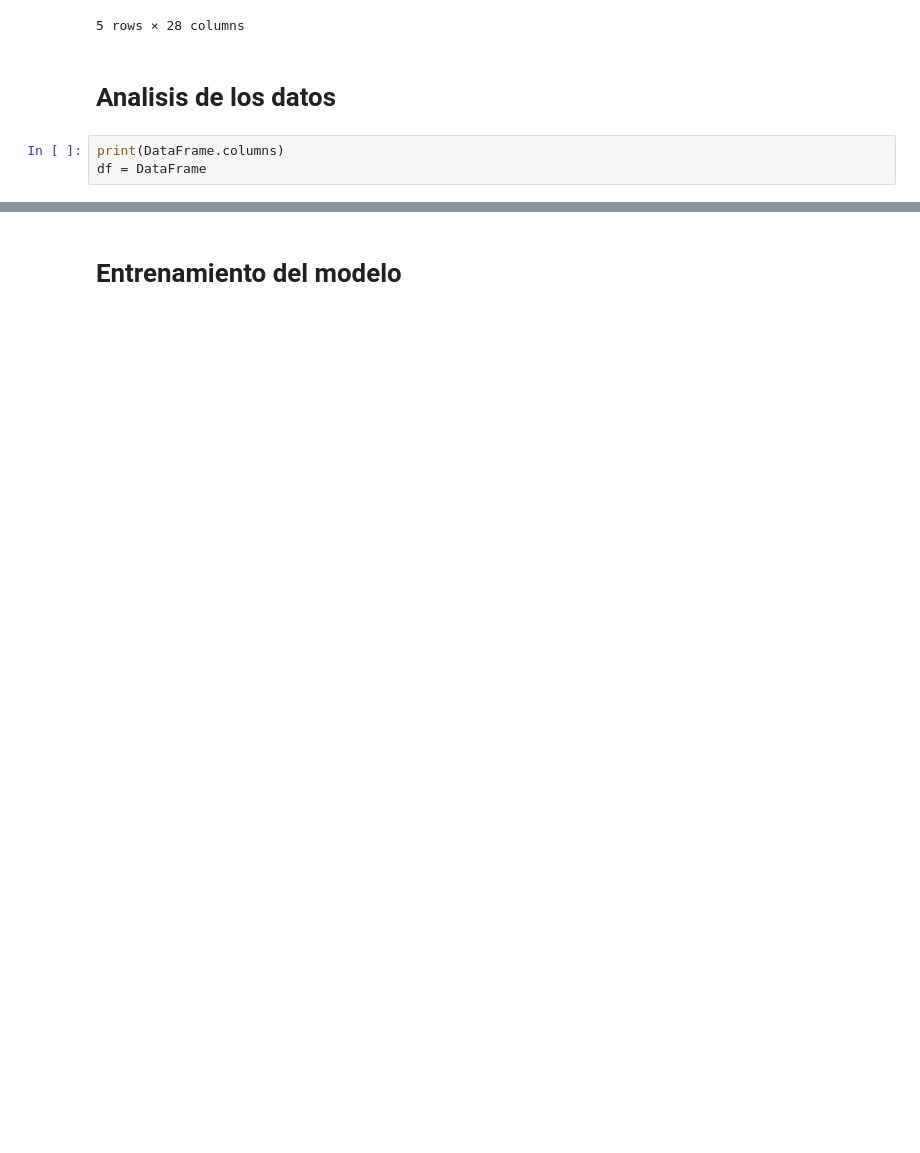
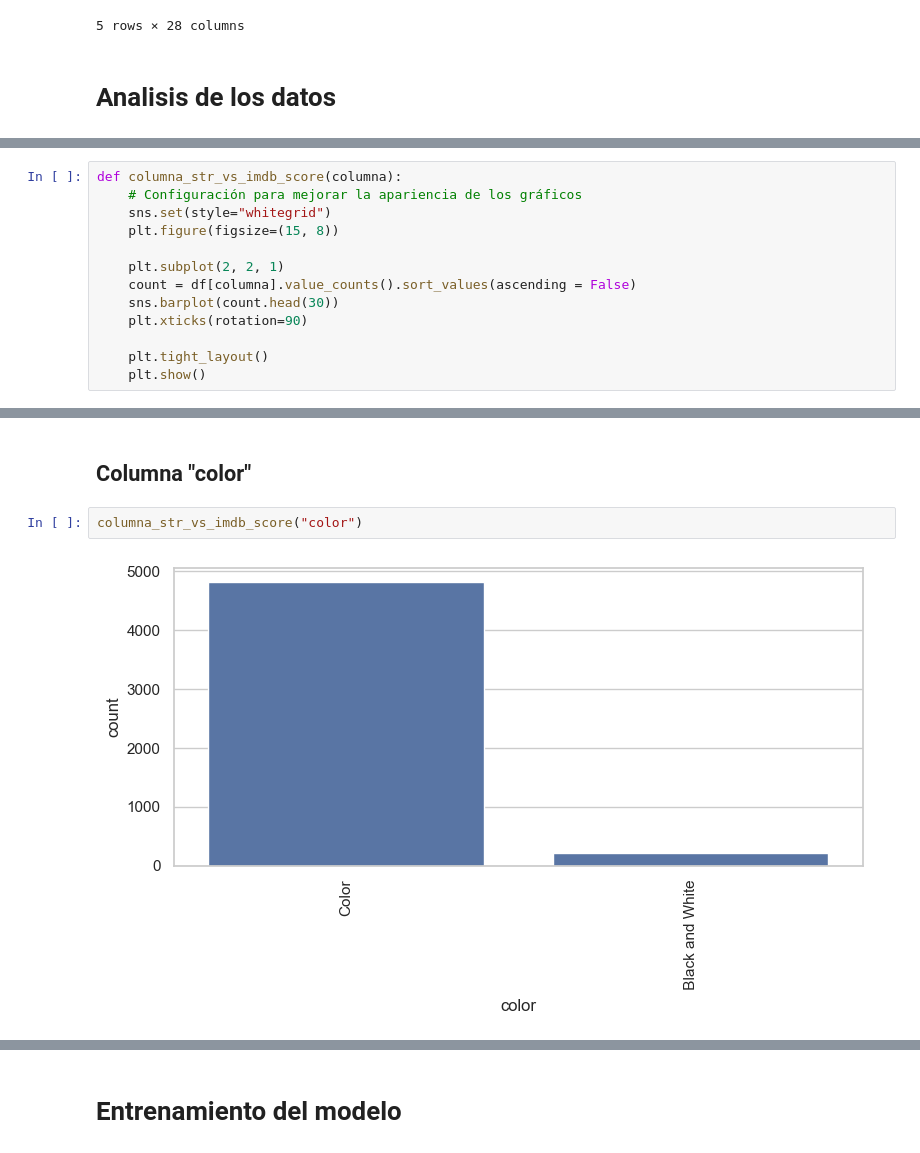
Before and after one commit to 1Pampu/BigData-ML-Proyectos, a Jupyter notebook: Trabajo Final/Trabajo Final.ipynb, the cells around one changed output, grey strips where cells are left out. Saved outputs shown, nothing was run; the diff lists cells and outputs as text; blank space fills up the shorter version.

```diff
--- a/Trabajo Final/Trabajo Final.ipynb
+++ b/Trabajo Final/Trabajo Final.ipynb
@@ -21,6 +23,3 @@ DataFrame.head()
 5 rows × 28 columns
 # %% [markdown]
 # Analisis de los datos
-# %%
-print(DataFrame.columns)
-df = DataFrame
@@ -142,0 +38,13 @@ plt.show()
+# %%
+def columna_str_vs_imdb_score(columna):
+    # Configuración para mejorar la apariencia de los gráficos
+    sns.set(style="whitegrid")
+    plt.figure(figsize=(15, 8))
+
+    plt.subplot(2, 2, 1)
+    count = df[columna].value_counts().sort_values(ascending = False)
+    sns.barplot(count.head(30))
+    plt.xticks(rotation=90)
+
+    plt.tight_layout()
+    plt.show()
@@ -142,0 +95,6 @@ plt.show()
+# %% [markdown]
+## Columna "color"
+# %%
+columna_str_vs_imdb_score("color")
+# %% [output]
+[figure, added]
```
Also changed, not shown: parts of 92 cells of this notebook.
